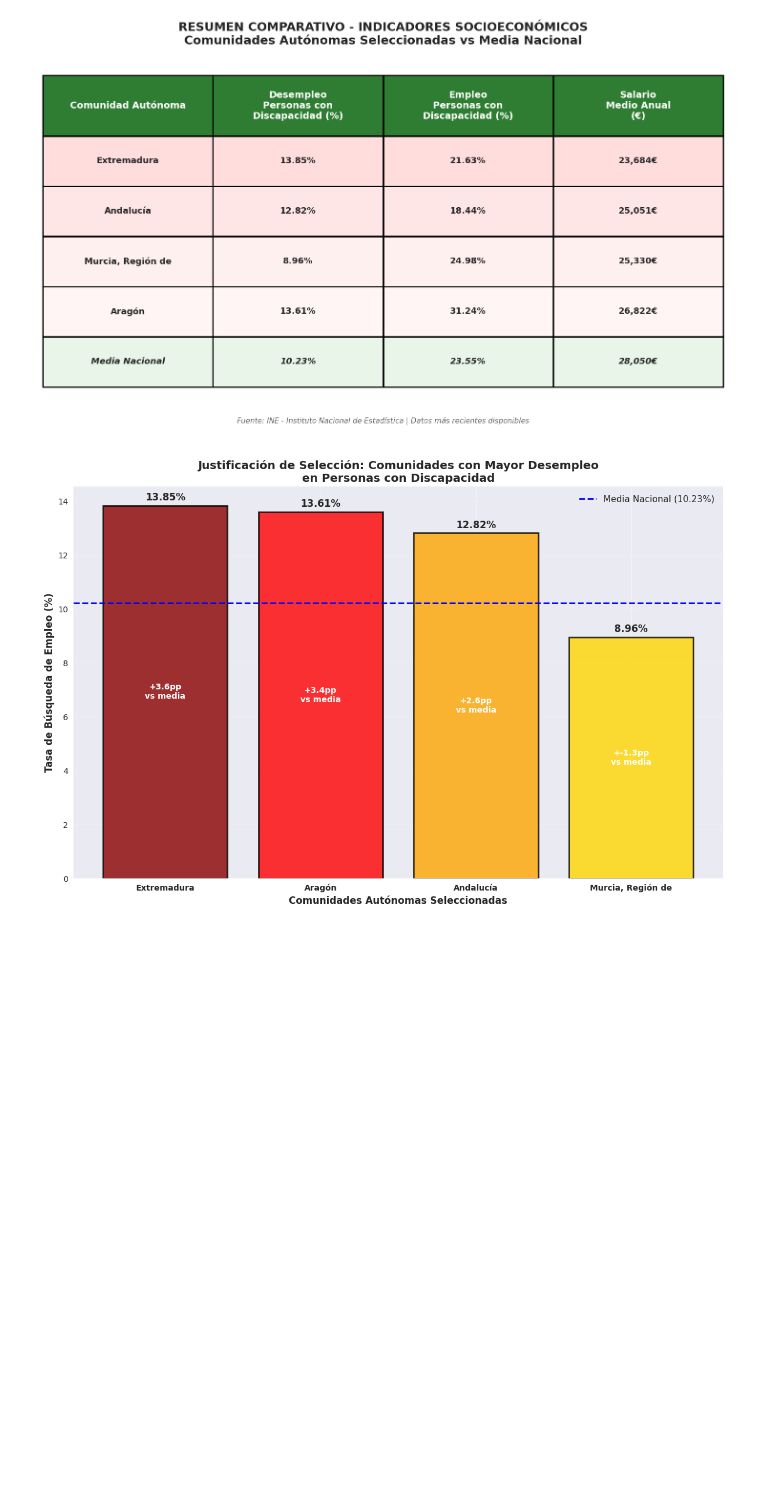
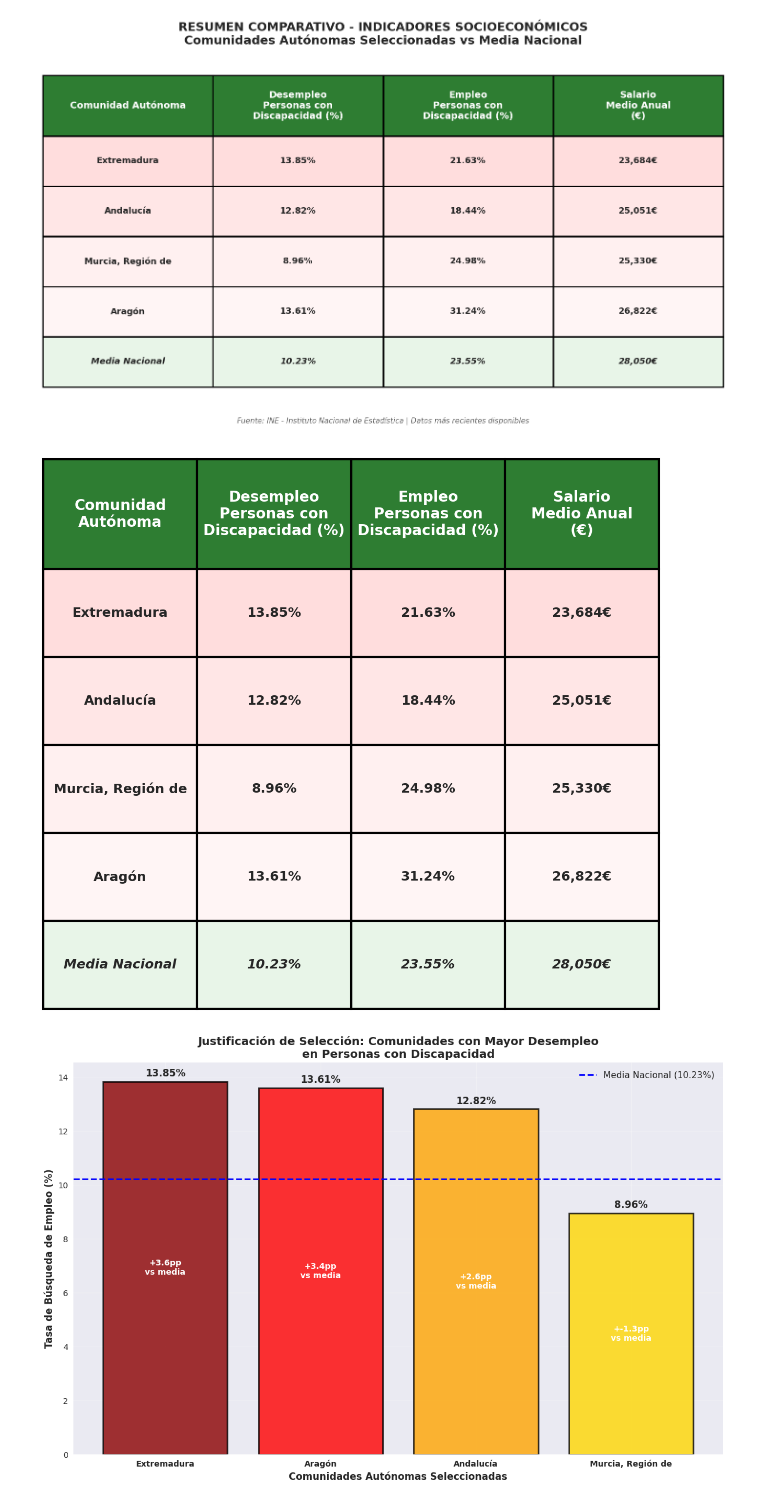
Before and after one commit to joselius16/adapted-work, a Jupyter notebook: notebooks/01_decide_pages.ipynb, the cells around one changed output. Cells and saved outputs as stored; diff of their text form; code cells hidden in the pictures; blank space fills up the shorter version.

```diff
--- a/notebooks/01_decide_pages.ipynb
+++ b/notebooks/01_decide_pages.ipynb
@@ -494,7 +363,7 @@ tabla = ax_tabla.table(cellText=tabla_datos[1:],
 
 # CONFIGURACIÓN PARA TABLA MÁS GRANDE Y LEGIBLE
 tabla.auto_set_font_size(False)
-tabla.set_fontsize(14)  # Fuente más grande
+tabla.set_fontsize(78)  # Fuente más grande
 tabla.scale(1.5, 3.5)   # Escala ampliada (ancho, alto)
 
 # Ajustar altura de las celdas para mejor legibilidad
@@ -594,6 +463,85 @@ def crear_tabla_independiente():
 # fig_independiente, tabla_independiente = crear_tabla_independiente()
 # %% [output]
 [figure]
+# %%
+# 6. Tabla resumen ampliada con texto más grande
+# Crear figura dedicada para la tabla
+fig_tabla = plt.figure(figsize=(18, 12))  # Figura más grande
+ax_tabla = fig_tabla.add_subplot(111)
+ax_tabla.axis('off')
+
+# Datos reales extraídos de los datasets proporcionados
+tabla_datos = [
+    ['Comunidad\nAutónoma', 'Desempleo\nPersonas con\nDiscapacidad (%)', 'Empleo\nPersonas con\nDiscapacidad (%)', 'Salario\nMedio Anual\n(€)'],
+    ['Extremadura',
+     '13.85%',  # Dato del dataset de desempleo
+     '21.63%',  # Dato del dataset de empleo
+     '23,684€'],
+    ['Andalucía',
+     '12.82%',  # Dato del dataset de desempleo
+     '18.44%',  # Dato del dataset de empleo
+     '25,051€'],
+    ['Murcia, Región de',
+     '8.96%',   # Dato del dataset de desempleo
+     '24.98%',  # Dato del dataset de empleo
+     '25,330€'],
+    ['Aragón',
+     '13.61%',  # Dato del dataset de desempleo
+     '31.24%',  # Dato del dataset de empleo
+     '26,822€'],
+    ['Media Nacional', '10.23%', '23.55%', '28,050€']
+]
+
+# Crear la tabla con configuración ampliada
+tabla = ax_tabla.table(cellText=tabla_datos[1:],
+                       colLabels=tabla_datos[0],
+                       loc='center',
+                       cellLoc='center')
+
+# CONFIGURACIÓN PARA TEXTO MÁS GRANDE Y LEGIBLE
+tabla.auto_set_font_size(False)
+tabla.set_fontsize(20)  # ¡AUMENTADO! de 78 a 20 (el 78 era demasiado)
+tabla.scale(1.8, 1.5)   # ¡AUMENTADO! Escala más amplia para dar más espacio
+
+# Ajustar altura de las celdas para mejor legibilidad
+for (i, j), cell in tabla.get_celld().items():
+    cell.set_height(0.2)   # ¡AUMENTADO! Altura mayor para el texto
+    cell.set_linewidth(3)  # ¡AUMENTADO! Bordes más gruesos
+
+# Colorear filas de comunidades objetivo con gradiente
+colores_comunidades = ['#ffdddd', '#ffe6e6', '#fff0f0', '#fff5f5']
+for i in range(1, 5):
+    for j in range(4):  # 4 columnas (0, 1, 2, 3)
+        tabla[(i, j)].set_facecolor(colores_comunidades[i-1])
+        tabla[(i, j)].set_text_props(weight='bold', fontsize=18)  # ¡AUMENTADO! de 13 a 18
+
+# Fila de media nacional con color diferente
+for j in range(4):  # 4 columnas (0, 1, 2, 3)
+    tabla[(5, j)].set_facecolor('#e8f5e8')
+    tabla[(5, j)].set_text_props(weight='bold', style='italic', fontsize=18)  # ¡AUMENTADO! de 13 a 18
+
+# Mejorar encabezados - TEXTO MÁS GRANDE
+for j in range(4):  # 4 columnas (0, 1, 2, 3)
+    tabla[(0, j)].set_facecolor('#2E7D32')  # Verde más oscuro
+    tabla[(0, j)].set_text_props(weight='bold', color='white', fontsize=20)  # ¡AUMENTADO! de 14 a 20
+    tabla[(0, j)].set_height(0.25)  # ¡AUMENTADO! Encabezados más altos para el texto grande
+
+# Añadir subtítulo explicativo
+#plt.figtext(0.5, 0.02,
+#            'Fuente: INE - Instituto Nacional de Estadística | Datos más recientes disponibles\n',
+#            ha='center', fontsize=14, style='italic', color='#666666')  # ¡AUMENTADO! de 11 a 14
+
+# Ajustar layout para mejor visualización
+plt.tight_layout()
+plt.subplots_adjust(top=0.85, bottom=0.15)
+
+# Guardar como imagen de alta calidad
+plt.savefig('tabla_resumen_ampliada_texto_grande.png', dpi=300, bbox_inches='tight',
+            facecolor='white', edgecolor='none')
+
+plt.show()
+# %% [output]
+[figure, added]
 # %%
 
 # Crear también un gráfico específico solo para destacar las 4 comunidades
```
Also changed, not shown: parts of 5 cells of this notebook, 12 other files.
